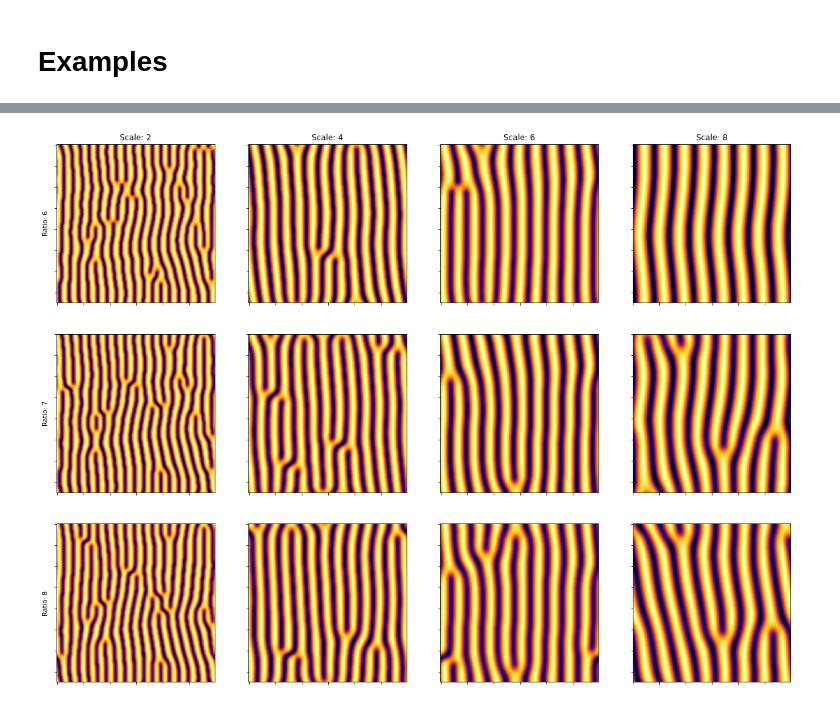
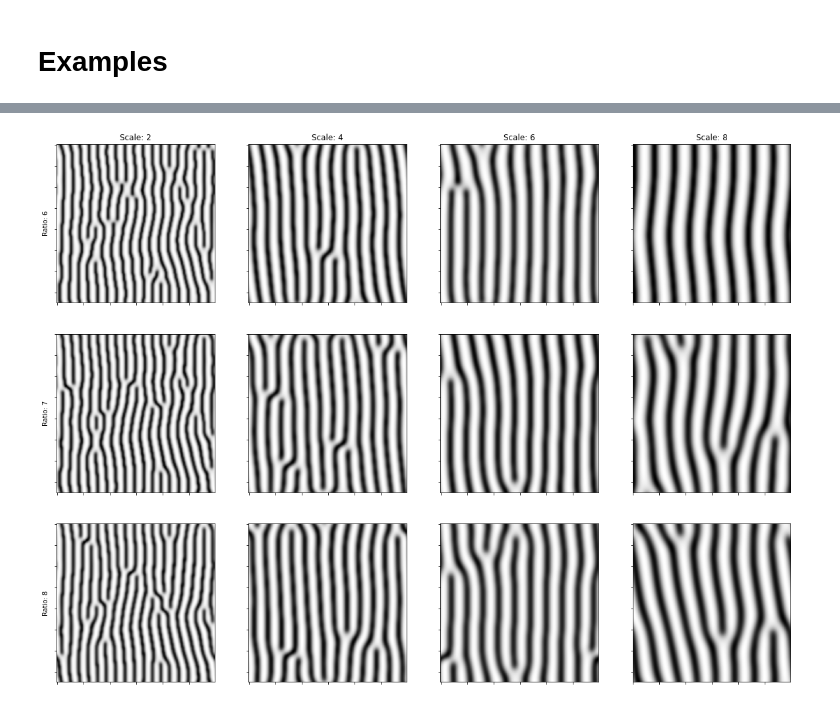
Before and after one commit to GabrielMoro/Computer-Vision, a Jupyter notebook: reaction-diffusion/reaction_diffusion.ipynb, the cells around one changed output, grey strips where cells are left out. Cells and saved outputs as stored; diff of their text form; code cells hidden in the pictures.

```diff
--- a/reaction-diffusion/reaction_diffusion.ipynb
+++ b/reaction-diffusion/reaction_diffusion.ipynb
@@ -140,7 +140,7 @@ for i, ratio in enumerate(range(5, 8)):
     ax[i][0].set_ylabel(f"Ratio: {ratio}")
     for j, scale in enumerate(range(2, 6)):
         ax[0][j].set_title(f"Scale: {scale}")
-        ax[i][j].imshow(rd(ratio, scale)[0], cmap='inferno')
+        ax[i][j].imshow(rd(ratio, scale)[0], cmap='gray')
         ax[i][j].set_yticklabels([])
         ax[i][j].set_xticklabels([])
 
@@ -150,14 +150,14 @@ plt.show()
 # %%
 fig, ax = plt.subplots(3, 4, figsize=(20, 15), sharex=True, sharey=True)
 
 for i, ratio in enumerate(range(6, 9)):
     ax[i][0].set_ylabel(f"Ratio: {ratio}")
     for j, scale in enumerate(range(2, 9, 2)):
         ax[0][j].set_title(f"Scale: {scale}")
-        ax[i][j].imshow(rd(ratio, scale, speed=75, time=15000, kernel_a=kernels[0])[0], cmap='inferno')
+        ax[i][j].imshow(rd(ratio, scale, speed=75, time=15000, kernel_a=kernels[0])[0], cmap='gray')
         ax[i][j].set_yticklabels([])
         ax[i][j].set_xticklabels([])
 
 plt.show()
 # %% [output]
-[figure, old version]
+[figure, new version]
```
Also changed, not shown: parts of 1 cell of this notebook, 2 other files.
